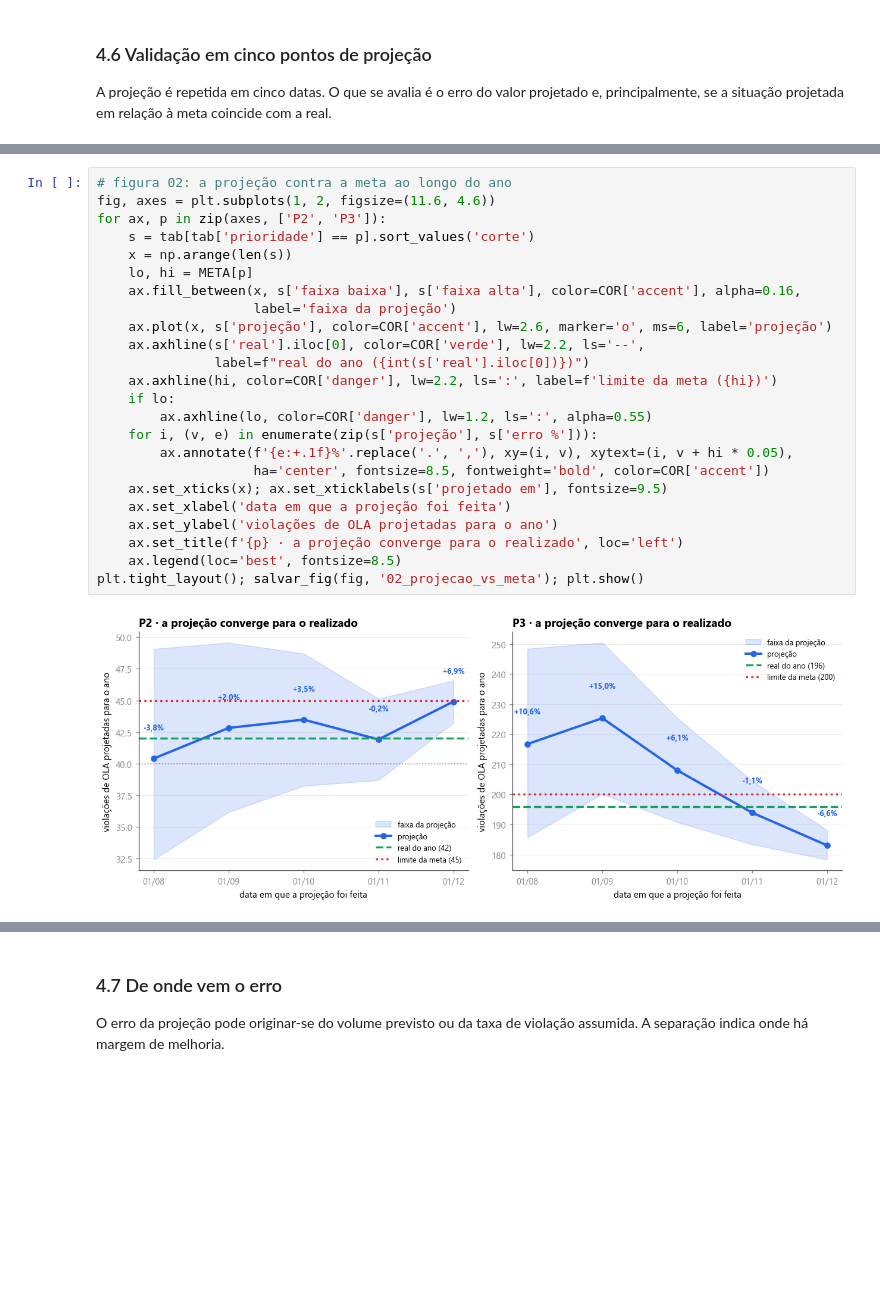
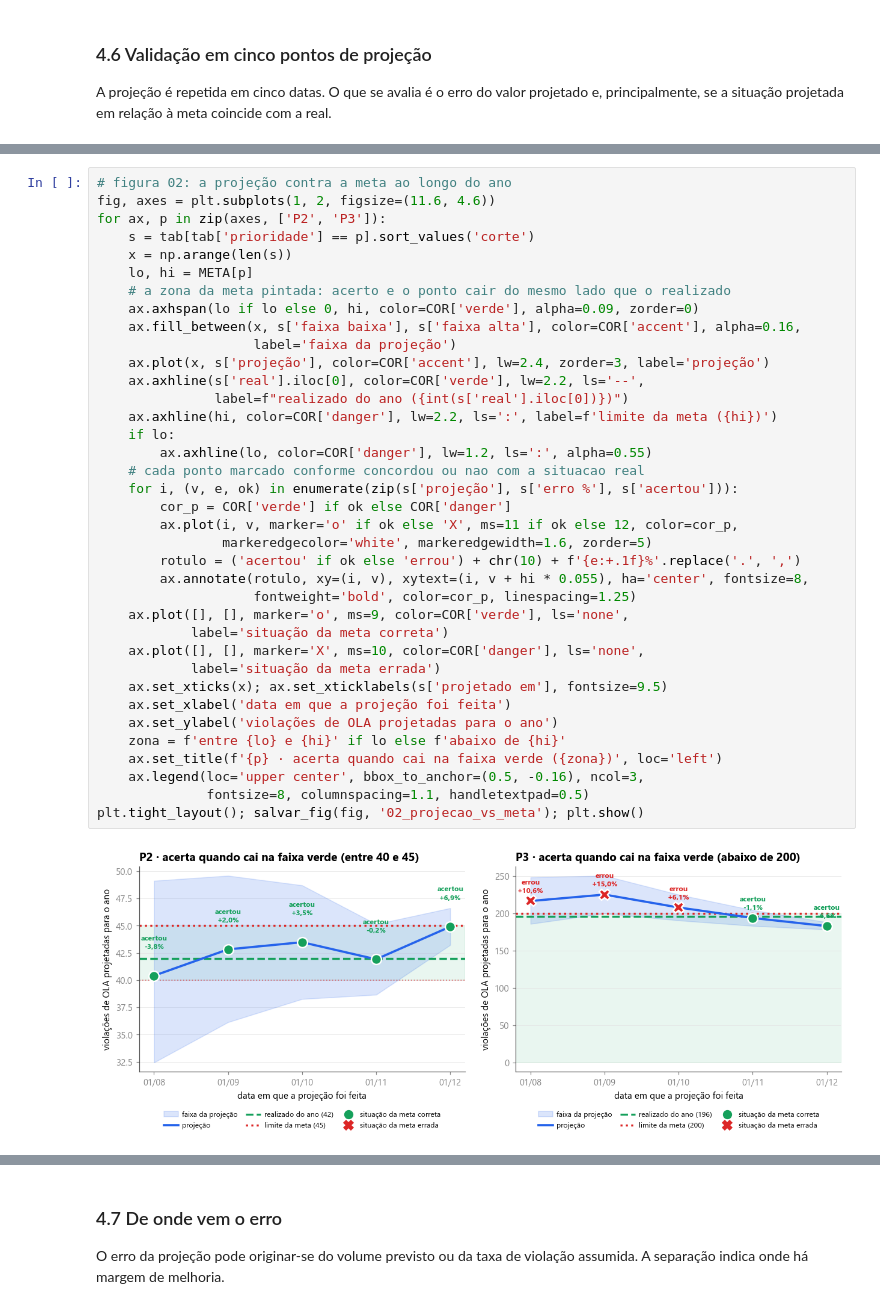
Before and after one commit to igor-vignola/LocaWeb-Cronos, a Jupyter notebook: notebooks/06_projecao_kpi.ipynb, the cells around one changed output, grey strips where cells are left out. Saved outputs shown, nothing was run; the diff lists cells and outputs as text; blank space fills up the shorter version.

```diff
--- a/notebooks/06_projecao_kpi.ipynb
+++ b/notebooks/06_projecao_kpi.ipynb
@@ -621,27 +621,40 @@ erro absoluto máximo: 15.0%
 # %%
 # figura 02: a projeção contra a meta ao longo do ano
 fig, axes = plt.subplots(1, 2, figsize=(11.6, 4.6))
 for ax, p in zip(axes, ['P2', 'P3']):
     s = tab[tab['prioridade'] == p].sort_values('corte')
     x = np.arange(len(s))
     lo, hi = META[p]
+    # a zona da meta pintada: acerto e o ponto cair do mesmo lado que o realizado
+    ax.axhspan(lo if lo else 0, hi, color=COR['verde'], alpha=0.09, zorder=0)
     ax.fill_between(x, s['faixa baixa'], s['faixa alta'], color=COR['accent'], alpha=0.16,
                     label='faixa da projeção')
-    ax.plot(x, s['projeção'], color=COR['accent'], lw=2.6, marker='o', ms=6, label='projeção')
+    ax.plot(x, s['projeção'], color=COR['accent'], lw=2.4, zorder=3, label='projeção')
     ax.axhline(s['real'].iloc[0], color=COR['verde'], lw=2.2, ls='--',
-               label=f"real do ano ({int(s['real'].iloc[0])})")
+               label=f"realizado do ano ({int(s['real'].iloc[0])})")
     ax.axhline(hi, color=COR['danger'], lw=2.2, ls=':', label=f'limite da meta ({hi})')
     if lo:
         ax.axhline(lo, color=COR['danger'], lw=1.2, ls=':', alpha=0.55)
-    for i, (v, e) in enumerate(zip(s['projeção'], s['erro %'])):
-        ax.annotate(f'{e:+.1f}%'.replace('.', ','), xy=(i, v), xytext=(i, v + hi * 0.05),
-                    ha='center', fontsize=8.5, fontweight='bold', color=COR['accent'])
+    # cada ponto marcado conforme concordou ou nao com a situacao real
+    for i, (v, e, ok) in enumerate(zip(s['projeção'], s['erro %'], s['acertou'])):
+        cor_p = COR['verde'] if ok else COR['danger']
+        ax.plot(i, v, marker='o' if ok else 'X', ms=11 if ok else 12, color=cor_p,
+                markeredgecolor='white', markeredgewidth=1.6, zorder=5)
+        rotulo = ('acertou' if ok else 'errou') + chr(10) + f'{e:+.1f}%'.replace('.', ',')
+        ax.annotate(rotulo, xy=(i, v), xytext=(i, v + hi * 0.055), ha='center', fontsize=8,
+                    fontweight='bold', color=cor_p, linespacing=1.25)
+    ax.plot([], [], marker='o', ms=9, color=COR['verde'], ls='none',
+            label='situação da meta correta')
+    ax.plot([], [], marker='X', ms=10, color=COR['danger'], ls='none',
+            label='situação da meta errada')
     ax.set_xticks(x); ax.set_xticklabels(s['projetado em'], fontsize=9.5)
     ax.set_xlabel('data em que a projeção foi feita')
     ax.set_ylabel('violações de OLA projetadas para o ano')
-    ax.set_title(f'{p} · a projeção converge para o realizado', loc='left')
-    ax.legend(loc='best', fontsize=8.5)
+    zona = f'entre {lo} e {hi}' if lo else f'abaixo de {hi}'
+    ax.set_title(f'{p} · acerta quando cai na faixa verde ({zona})', loc='left')
+    ax.legend(loc='upper center', bbox_to_anchor=(0.5, -0.16), ncol=3,
+              fontsize=8, columnspacing=1.1, handletextpad=0.5)
 plt.tight_layout(); salvar_fig(fig, '02_projecao_vs_meta'); plt.show()
 # %% [output]
-[figure, old version]
+[figure, new version]
 # %% [markdown]
```
Also changed, not shown: parts of 3 cells of this notebook, 8 other files.
